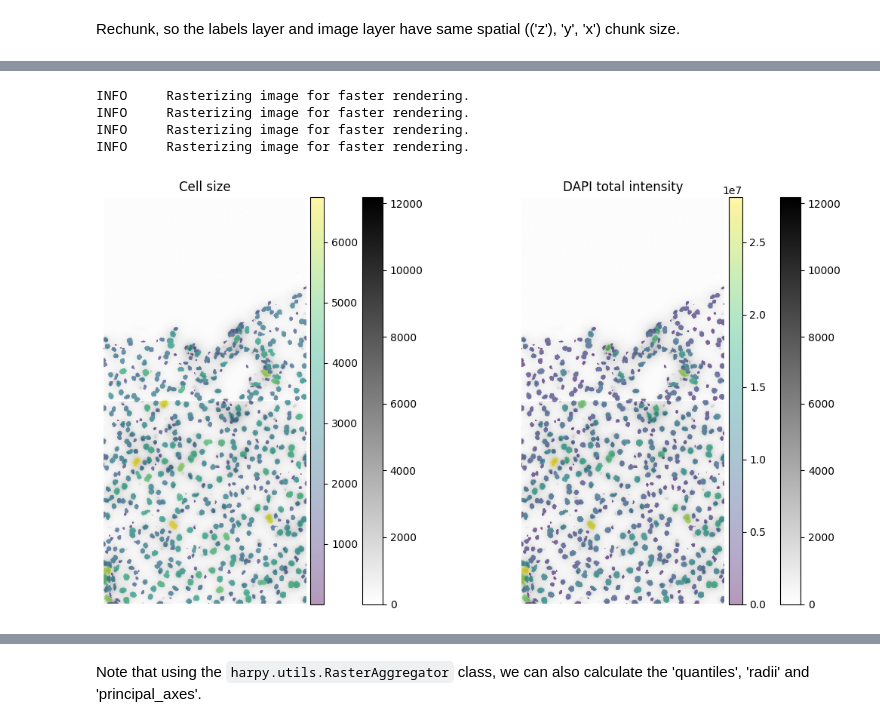
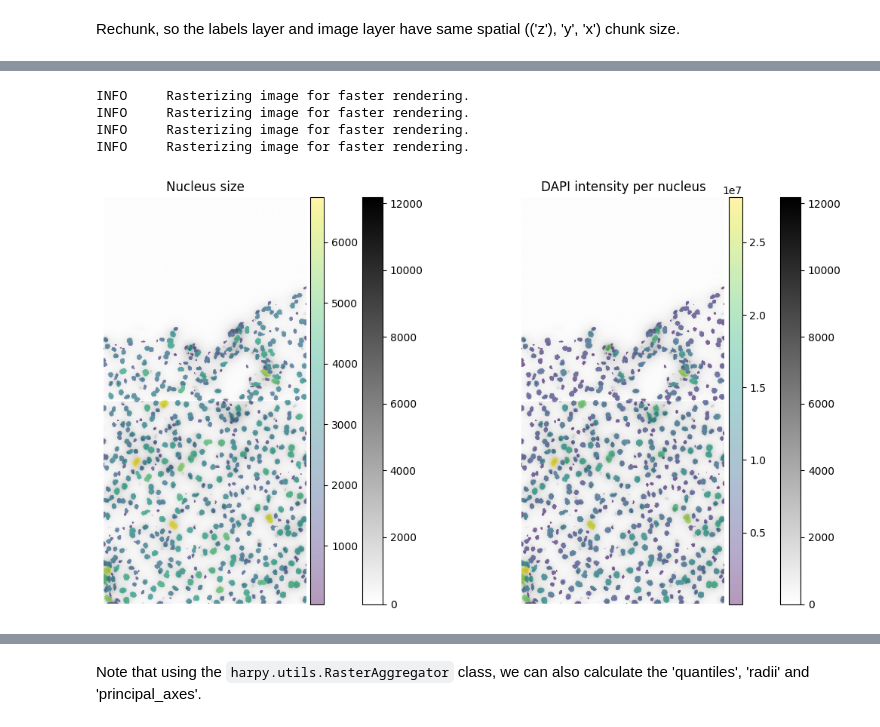
Before and after one commit to saeyslab/harpy, a Jupyter notebook: docs/tutorials/advanced/Harpy_aggregate_rasters.ipynb, the cells around one changed output, grey strips where cells are left out. Cells and saved outputs as stored; diff of their text form; code cells hidden in the pictures.

```diff
--- a/docs/tutorials/advanced/Harpy_aggregate_rasters.ipynb
+++ b/docs/tutorials/advanced/Harpy_aggregate_rasters.ipynb
@@ -113,8 +102,8 @@ sdata = hp.tb.allocate_intensity(
     labels_layer="segmentation_mask",
     output_layer="table_intensities",
     mode="sum",
-    obs_stats=["var", "skew", "count"],  # count will be added as "cell_size" in .obs
-    instance_size_key="cell_size",
+    obs_stats=["var", "skew", "count"],  # count will be added as "nucleus_size" in .obs
+    instance_size_key="nucleus_size",
     calculate_center_of_mass=True,
     spatial_key="spatial",
 )
@@ -162,9 +151,9 @@ render_images_kwargs = {"cmap": "binary"}
 render_labels_kwargs = {"fill_alpha": 0.6, "outline_alpha": 0.4}
 
 # color by area
-color = "cell_size"
+color = "nucleus_size"
 show_kwargs = {
-    "title": "Cell size",
+    "title": "Nucleus size",
     "colorbar": True,
 }
 ax = hp.pl.plot_sdata(
@@ -178,32 +167,32 @@ ax = hp.pl.plot_sdata(
     show_kwargs=show_kwargs,
     ax=axes[0],
 )
 ax.axis("off")
 
 # color by mean intensity
 color = channel
 show_kwargs = {
-    "title": f"{color} total intensity",
+    "title": f"{color} intensity per nucleus",
     "colorbar": True,
 }
 ax = hp.pl.plot_sdata(
     sdata,
     img_layer="raw_image",
     channel=channel,
     labels_layer="segmentation_mask",
     table_layer="table_intensities",
     color=color,
     render_images_kwargs=render_images_kwargs,
     show_kwargs=show_kwargs,
     ax=axes[1],
 )
 ax.axis("off")
 
 plt.tight_layout()
 plt.show()
 # %% [output]
 INFO     Rasterizing image for faster rendering.
 INFO     Rasterizing image for faster rendering.
 INFO     Rasterizing image for faster rendering.
 INFO     Rasterizing image for faster rendering.
-[figure, old version]
+[figure, new version]
```
Also changed, not shown: parts of 23 cells of this notebook.
